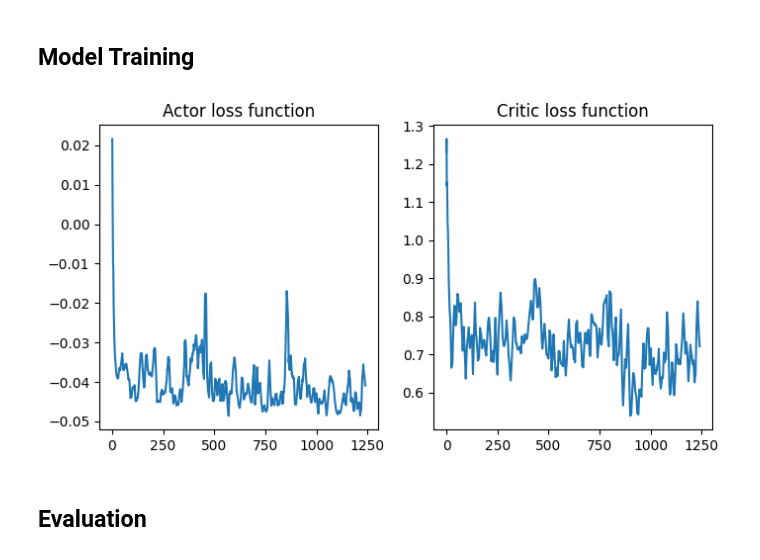
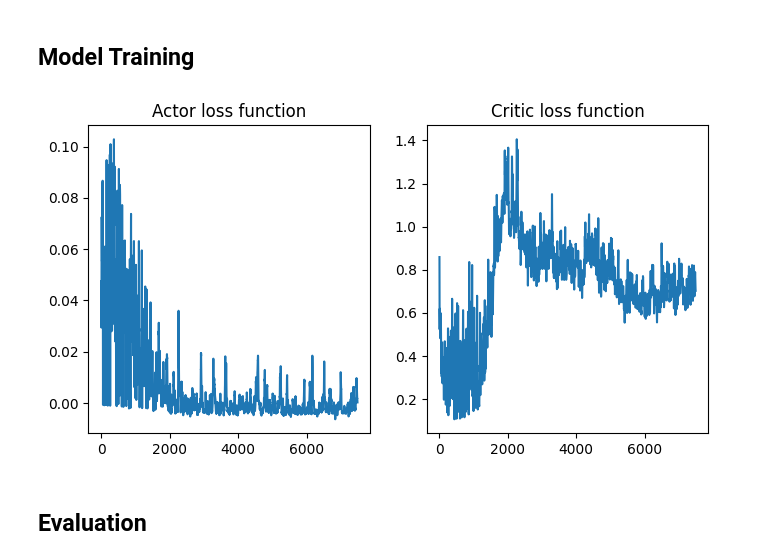
Before and after one commit to ChristianW26/CS372_Robot_Arm, a Jupyter notebook: ppo.ipynb, the cells around one changed output. Cells and saved outputs as stored; diff of their text form; code cells hidden in the pictures.

Commit message:
Saving results after thousands of batches worth of training. Still fails to do much after grabbing cube

```diff
--- a/ppo.ipynb
+++ b/ppo.ipynb
@@ -152,8 +152,8 @@ class PPO():
 
         # Keep first terminated/truncated state
         col_idx = (batch_mask == False).int().argmax(dim=-1)
-        row_idx = torch.arange(0, test.shape[0])
-        test[row_idx, col_idx] = True
+        row_idx = torch.arange(0, batch_mask.shape[0])
+        batch_mask[row_idx, col_idx] = True
 
         if render:
             batch_frames = np.stack(batch_frames, axis=1)
@@ -250,35 +250,35 @@ class PPO():
 # %%
 # Initialize model and environment
 batch_size = 128
 env = gym.make(
     "PickCube-v1",
     num_envs=batch_size,
     obs_mode="state",
     control_mode="pd_joint_delta_pos",
     render_mode=None,
     robot_uids="so100"
 )
 env = ManiSkillVectorEnv(env, auto_reset=False, ignore_terminations=False)
 
-model = PPO(device, env, load_parameters=True, std=.3, actor_lr=1e-3, critic_lr=5e-3, clip=.1)
+model = PPO(device, env, load_parameters=False, std=.3, actor_lr=1e-3, critic_lr=5e-3, clip=.1)
 
 # Model training
-model.train(num_batches=250, patience=None)
+model.train(num_batches=1_500, patience=None)
 
 # Plot training data
 df = pd.read_csv('Training Data.csv')
 actor_losses = df['Actor Losses'].to_numpy()
 critic_losses = df['Critic losses'].to_numpy()
 
 smoothing = 10
 fig, plts = plt.subplots(1, 2, num=1, clear=True, figsize = (8, 4))
 plts[0].plot(np.convolve(actor_losses, np.ones(smoothing), 'valid') / smoothing)
 plts[0].set(title='Actor loss function')
 plts[1].plot(np.convolve(critic_losses, np.ones(smoothing), 'valid') / smoothing)
 plts[1].set(title='Critic loss function')
 fig.show()
 # %% [output]
-[figure, old version]
+[figure, new version]
 # %% [markdown]
 ## Evaluation
 # %%
```
Also changed, not shown: 3 other files.
